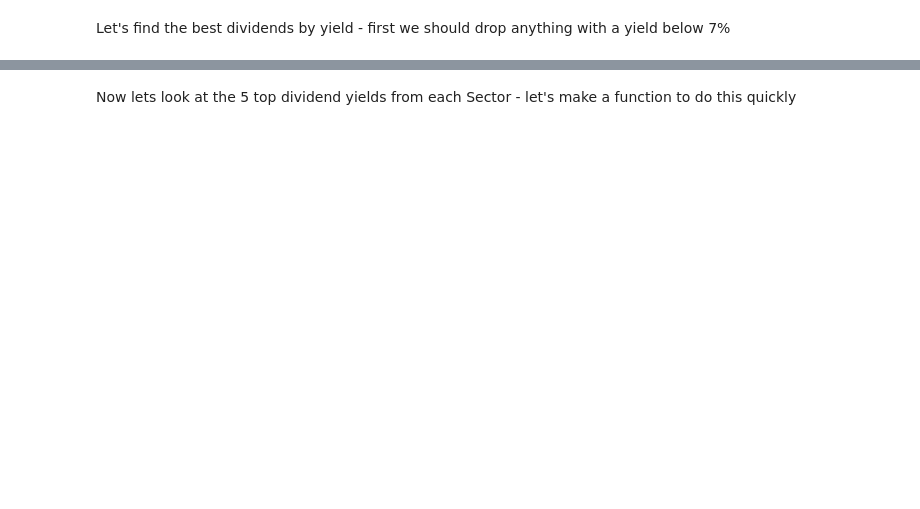
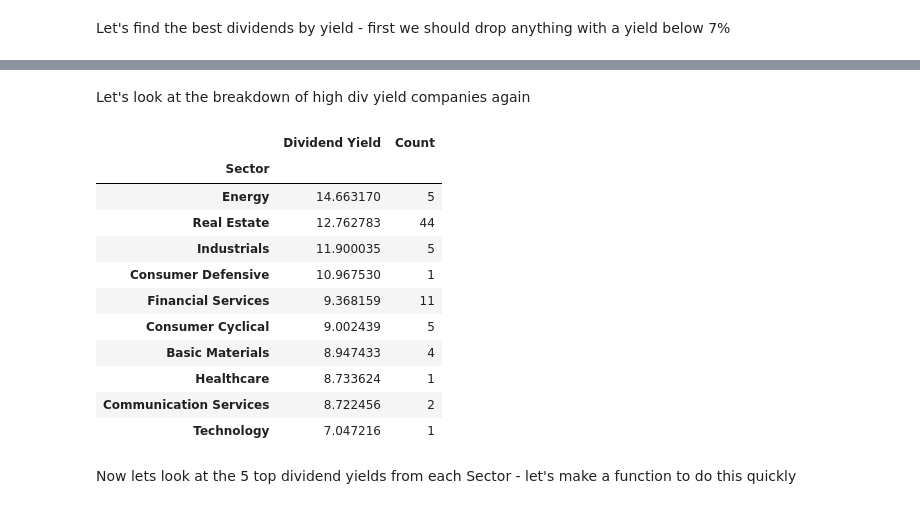
Before and after one commit to edy1482/Russel-2000, a Jupyter notebook: Dividend-Analysis.ipynb, the cells around one changed output, grey strips where cells are left out. Cells and saved outputs as stored; diff of their text form; code cells hidden in the pictures; blank space fills up the shorter version.

```diff
--- a/Dividend-Analysis.ipynb
+++ b/Dividend-Analysis.ipynb
@@ -58,3 +107,22 @@ dt.head()
+# %% [markdown]
+Let's look at the breakdown of high div yield companies again
+# %%
+dt = df.groupby(['Sector'], dropna = False)[['Dividend Yield']].agg('mean').sort_values(by=['Dividend Yield'], ascending = False)
+dt['Count'] = df.groupby(['Sector'], dropna = False)[['Ticker']].agg('count')
+dt
+# %% [output]
+|  | Dividend Yield | Count |
+| Sector |  |  |
+| Energy | 14.663170 | 5 |
+| Real Estate | 12.762783 | 44 |
+| Industrials | 11.900035 | 5 |
+| Consumer Defensive | 10.967530 | 1 |
+| Financial Services | 9.368159 | 11 |
+| Consumer Cyclical | 9.002439 | 5 |
+| Basic Materials | 8.947433 | 4 |
+| Healthcare | 8.733624 | 1 |
+| Communication Services | 8.722456 | 2 |
+| Technology | 7.047216 | 1 |
 # %% [markdown]
 Now lets look at the 5 top dividend yields from each Sector - let's make a function to do this quickly
 # %%
```
Also changed, not shown: parts of 14 cells of this notebook.
